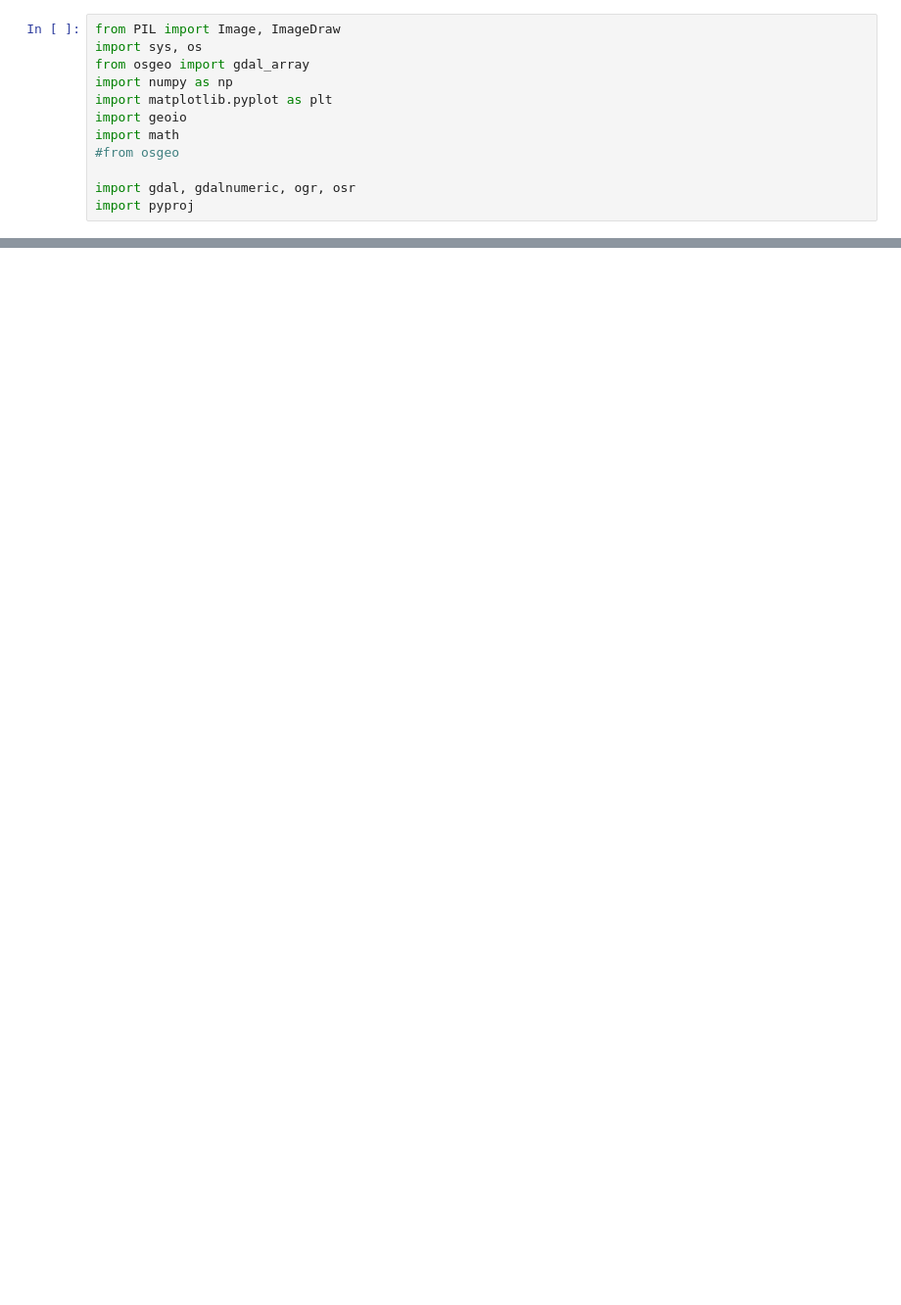
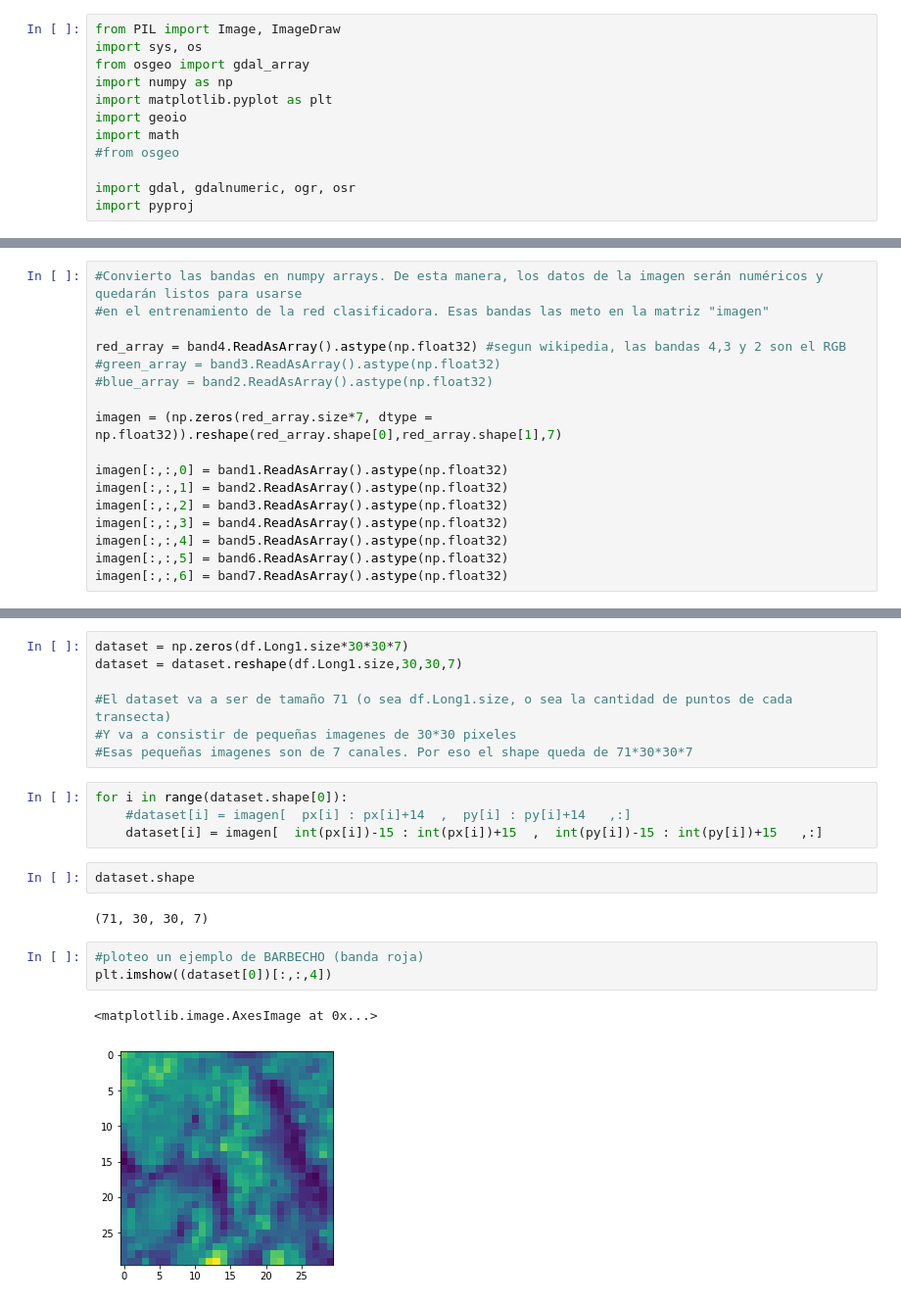
Before and after one commit to jamesluc007/DeepLearningInternship, a Jupyter notebook: Crop Yield Prediction/Crop Type Classification model - CNN/First/Untitled.ipynb, the cells around one changed output, grey strips where cells are left out. Shown at 98% size. Saved outputs shown, nothing was run; the diff lists cells and outputs as text; blank space fills up the shorter version.

```diff
--- a/Crop Yield Prediction/Crop Type Classification model - CNN/First/Untitled.ipynb
+++ b/Crop Yield Prediction/Crop Type Classification model - CNN/First/Untitled.ipynb
@@ -67,0 +50,17 @@ px, py = (math.floor(f) for f in gdal.ApplyGeoTransform(inv_gt, mx, my))
+# %%
+#Convierto las bandas en numpy arrays. De esta manera, los datos de la imagen serán numéricos y quedarán listos para usarse
+#en el entrenamiento de la red clasificadora. Esas bandas las meto en la matriz "imagen"
+
+red_array = band4.ReadAsArray().astype(np.float32) #segun wikipedia, las bandas 4,3 y 2 son el RGB
+#green_array = band3.ReadAsArray().astype(np.float32)
+#blue_array = band2.ReadAsArray().astype(np.float32)
+
+imagen = (np.zeros(red_array.size*7, dtype = np.float32)).reshape(red_array.shape[0],red_array.shape[1],7)
+
+imagen[:,:,0] = band1.ReadAsArray().astype(np.float32)
+imagen[:,:,1] = band2.ReadAsArray().astype(np.float32)
+imagen[:,:,2] = band3.ReadAsArray().astype(np.float32)
+imagen[:,:,3] = band4.ReadAsArray().astype(np.float32)
+imagen[:,:,4] = band5.ReadAsArray().astype(np.float32)
+imagen[:,:,5] = band6.ReadAsArray().astype(np.float32)
+imagen[:,:,6] = band7.ReadAsArray().astype(np.float32)
@@ -77,0 +116,21 @@ plt.savefig('red_band.png', dpi=500)
+# %%
+dataset = np.zeros(df.Long1.size*30*30*7)
+dataset = dataset.reshape(df.Long1.size,30,30,7)
+
+#El dataset va a ser de tamaño 71 (o sea df.Long1.size, o sea la cantidad de puntos de cada transecta)
+#Y va a consistir de pequeñas imagenes de 30*30 pixeles
+#Esas pequeñas imagenes son de 7 canales. Por eso el shape queda de 71*30*30*7
+# %%
+for i in range(dataset.shape[0]):
+    #dataset[i] = imagen[  px[i] : px[i]+14  ,  py[i] : py[i]+14   ,:]
+    dataset[i] = imagen[  int(px[i])-15 : int(px[i])+15  ,  int(py[i])-15 : int(py[i])+15   ,:]
+# %%
+dataset.shape
+# %% [output]
+(71, 30, 30, 7)
+# %%
+#ploteo un ejemplo de BARBECHO (banda roja)
+plt.imshow((dataset[0])[:,:,4])
+# %% [output]
+<matplotlib.image.AxesImage at 0x...>
+[figure, added]
```
Also changed, not shown: parts of 27 cells of this notebook, 5 other files.
